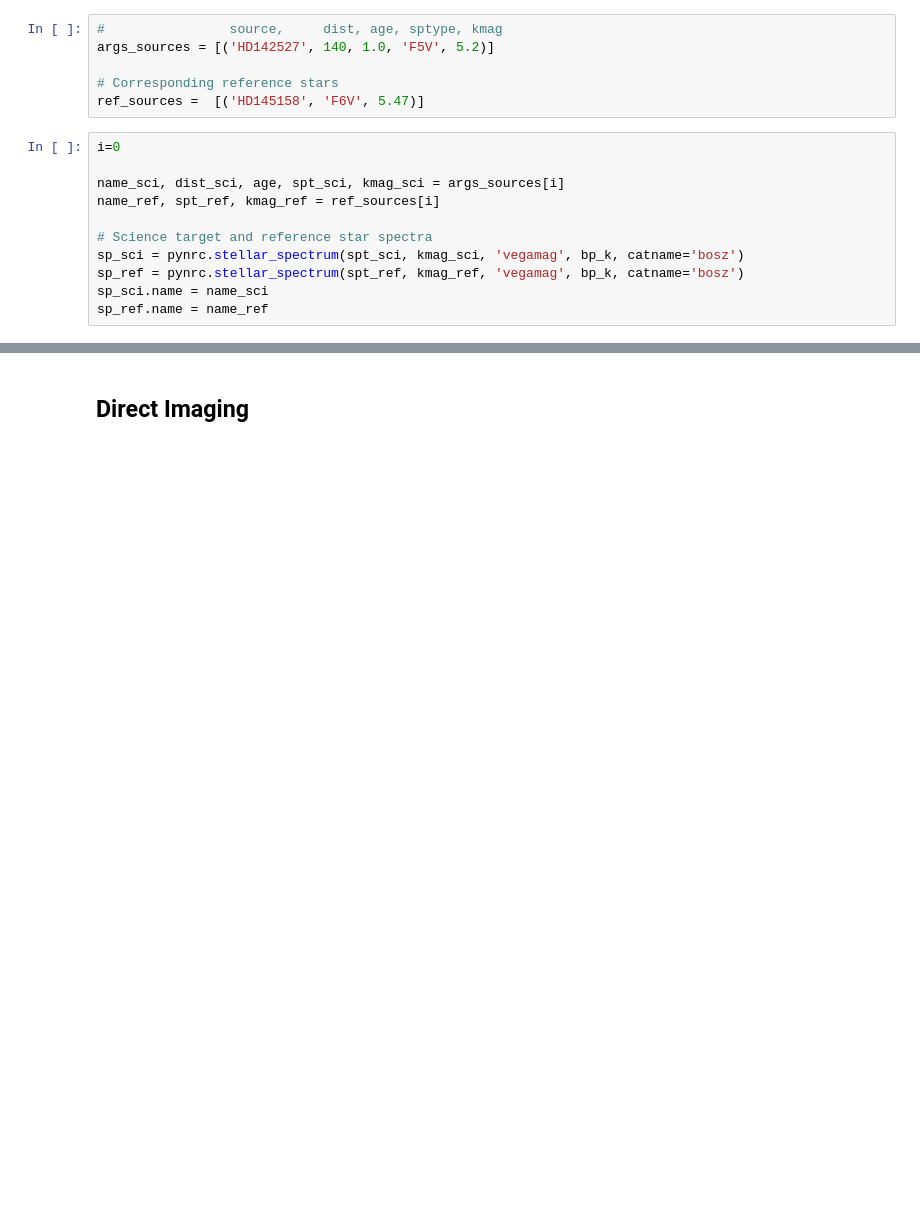
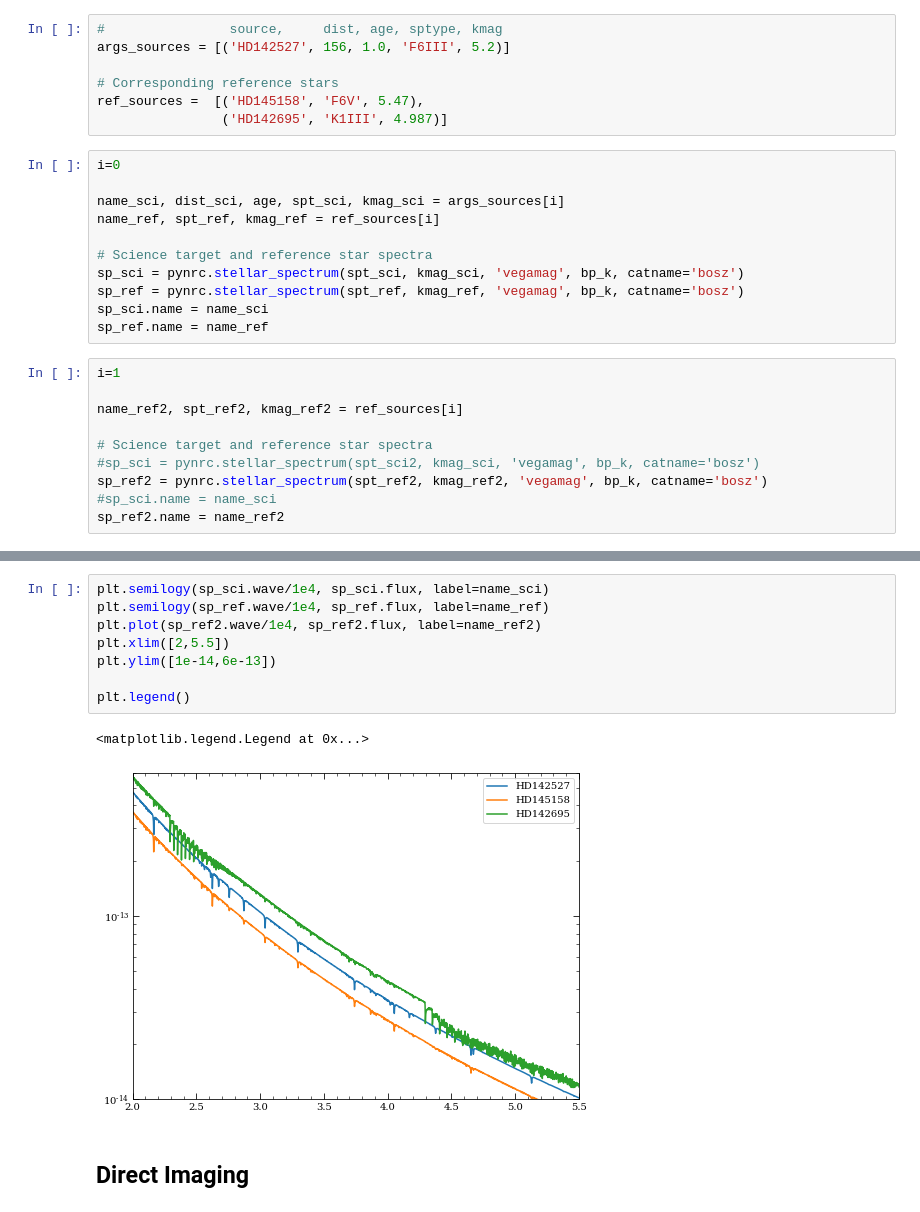
Before and after one commit to JarronL/pynrc, a Jupyter notebook: notebooks/NRC_ERS_HD142527.ipynb, the cells around one changed output, grey strips where cells are left out. Cells and saved outputs as stored; diff of their text form; blank space fills up the shorter version.

```diff
--- a/notebooks/NRC_ERS_HD142527.ipynb
+++ b/notebooks/NRC_ERS_HD142527.ipynb
@@ -391,10 +231,11 @@ bp_k = S.ArrayBandpass(tbl['Wave']*1e4, tbl['Throughput'], name='Ks')
 outdir  = '/Volumes/NIRData/'
 # %%
 #                source,     dist, age, sptype, kmag
-args_sources = [('HD142527', 140, 1.0, 'F5V', 5.2)]
+args_sources = [('HD142527', 156, 1.0, 'F6III', 5.2)]
 
 # Corresponding reference stars
-ref_sources =  [('HD145158', 'F6V', 5.47)]
+ref_sources =  [('HD145158', 'F6V', 5.47),
+                ('HD142695', 'K1III', 4.987)]
 # %%
 i=0
 
@@ -406,3 +247,13 @@ sp_sci = pynrc.stellar_spectrum(spt_sci, kmag_sci, 'vegamag', bp_k, catname='bos
 sp_ref = pynrc.stellar_spectrum(spt_ref, kmag_ref, 'vegamag', bp_k, catname='bosz')
 sp_sci.name = name_sci
 sp_ref.name = name_ref
+# %%
+i=1
+
+name_ref2, spt_ref2, kmag_ref2 = ref_sources[i]
+
+# Science target and reference star spectra
+#sp_sci = pynrc.stellar_spectrum(spt_sci2, kmag_sci, 'vegamag', bp_k, catname='bosz')
+sp_ref2 = pynrc.stellar_spectrum(spt_ref2, kmag_ref2, 'vegamag', bp_k, catname='bosz')
+#sp_sci.name = name_sci
+sp_ref2.name = name_ref2
@@ -409,3 +281,14 @@ sp_ref.name = name_ref
+# %%
+plt.semilogy(sp_sci.wave/1e4, sp_sci.flux, label=name_sci)
+plt.semilogy(sp_ref.wave/1e4, sp_ref.flux, label=name_ref)
+plt.plot(sp_ref2.wave/1e4, sp_ref2.flux, label=name_ref2)
+plt.xlim([2,5.5])
+plt.ylim([1e-14,6e-13])
+
+plt.legend()
+# %% [output]
+<matplotlib.legend.Legend at 0x...>
+[figure, added]
 # %% [markdown]
 ## Direct Imaging
 # %%
```
Also changed, not shown: parts of 93 cells of this notebook, 3 other files.
